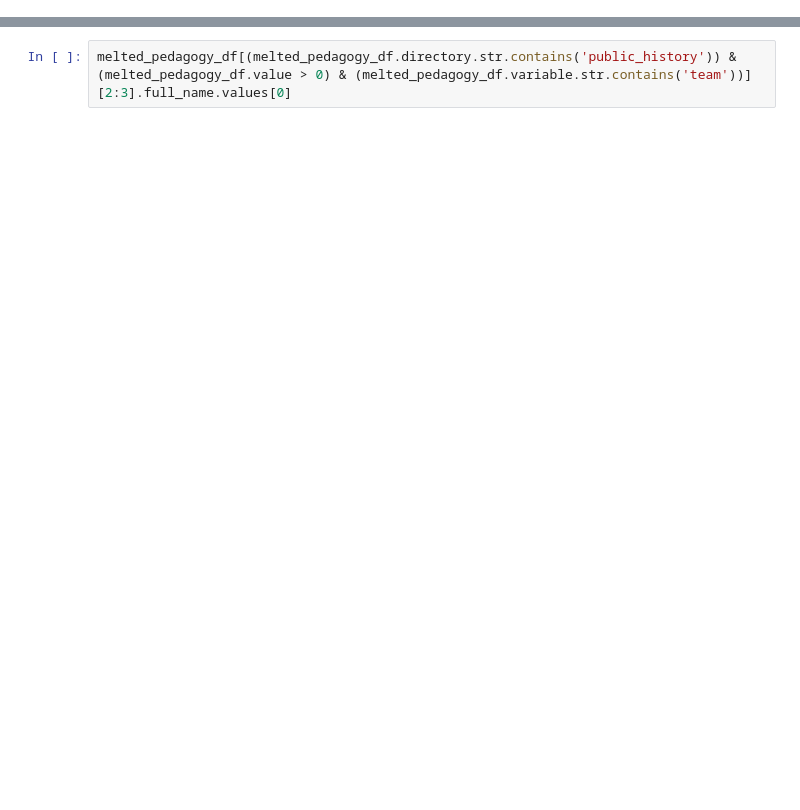
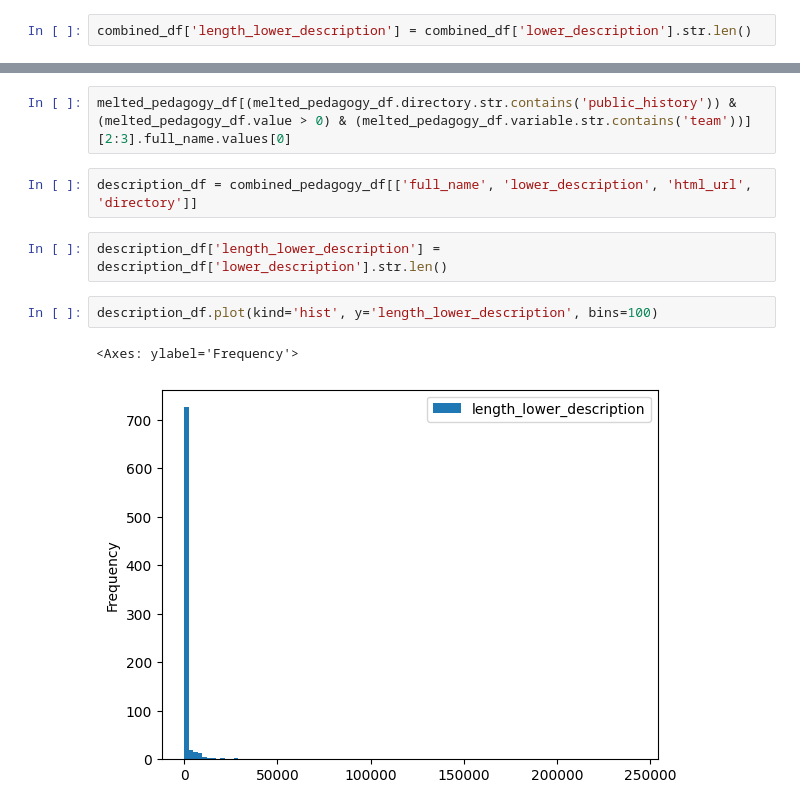
Before and after one commit to ZoeLeBlanc/programming_pedagogies, a Jupyter notebook: DataExperiments.ipynb, the cells around one changed output, grey strips where cells are left out. Cells and saved outputs as stored; diff of their text form; blank space fills up the shorter version.

```diff
--- a/DataExperiments.ipynb
+++ b/DataExperiments.ipynb
@@ -84,3 +85,5 @@ potential_pedagogy_terms = [
 # %%
 combined_df["lower_description"] = combined_df["description"].str.lower()
 combined_df["lower_name"] = combined_df["name"].str.lower()
+# %%
+combined_df['length_lower_description'] = combined_df['lower_description'].str.len()
@@ -548,3 +578,12 @@ alt.vconcat(*charts).resolve_scale( y='independent')
 [interactive output not drawn]
 # %%
 melted_pedagogy_df[(melted_pedagogy_df.directory.str.contains('public_history')) & (melted_pedagogy_df.value > 0) & (melted_pedagogy_df.variable.str.contains('team'))][2:3].full_name.values[0]
+# %%
+description_df = combined_pedagogy_df[['full_name', 'lower_description', 'html_url', 'directory']]
+# %%
+description_df['length_lower_description'] = description_df['lower_description'].str.len()
+# %%
+description_df.plot(kind='hist', y='length_lower_description', bins=100)
+# %% [output]
+<Axes: ylabel='Frequency'>
+[figure, added]
```
Also changed, not shown: parts of 7 cells of this notebook, 1 other file.
